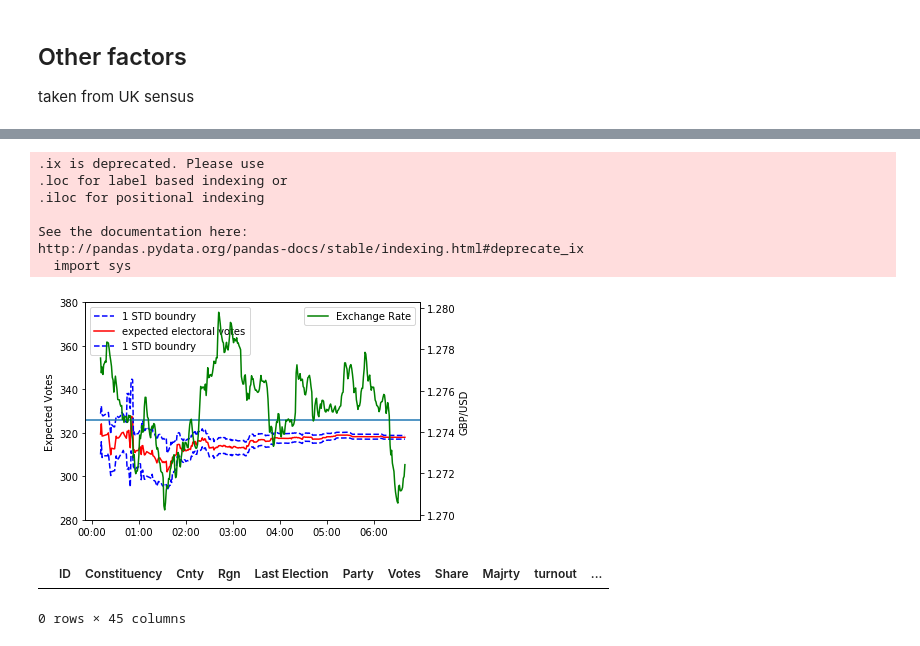
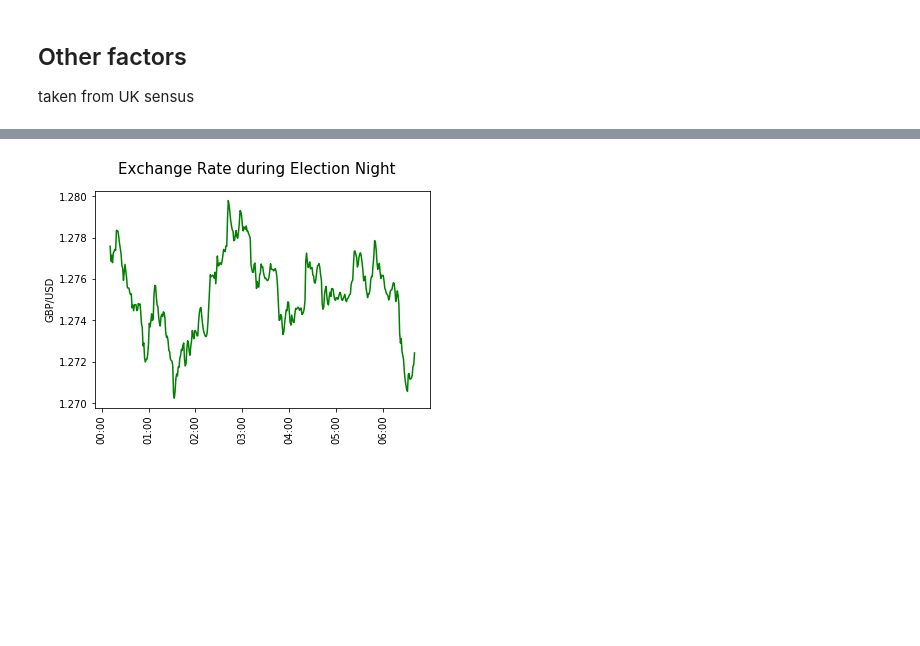
Before and after one commit to alexhuang1117/Data-Science-Portfolio, a Jupyter notebook: FX_Analysis_during_UK_Election/main.ipynb, the cells around one changed output, grey strips where cells are left out. Drawn from its saved outputs; the diff is of its cells as text; code cells hidden in the pictures; blank space fills up the shorter version.

```diff
--- a/FX_Analysis_during_UK_Election/main.ipynb
+++ b/FX_Analysis_during_UK_Election/main.ipynb
@@ -400,52 +1810,14 @@ Index(['ID', 'Constituency', 'Cnty', 'Rgn', 'Last Election', 'Party', 'Votes',
-# %%
-fx = pd.read_csv('data/FX data.csv',header=None,sep='\;')
-
-#the sixth column is 0, drop it
-fx = fx.drop(fx.columns[5], 1)
-
-# average the minute values.
-fx['mean'] = fx.ix[:,2:4].astype(float).mean(axis=1)
-
-# extract time value to datetime format
-fx['time'] = fx.ix[:,0]
-fx['time'] = [datetime.strptime(v, '%Y%m%d %H%M%S') for v in fx['time']]
-
-#change time to UTC to match twitter
-fx['time'] = [v + timedelta(hours=5) for v in fx['time']]
-
-fx = fx.set_index(['time'])
-fx = fx.loc[pred.time[0]:pred.time[len(pred)-1]]
-fx = fx.drop(fx.columns[0:5],1)
-# %% [output]
-.ix is deprecated. Please use
-.loc for label based indexing or
-.iloc for positional indexing
-
-See the documentation here:
-http://pandas.pydata.org/pandas-docs/stable/indexing.html#deprecate_ix
-  import sys
 # %%
 fig, ax1 = plt.subplots()
-ax1.plot_date(pred.time, pred.low,'b--', label='1 STD boundry')
-ax1.plot_date(pred.time, pred.ave,'r-', label='expected electoral votes')
-ax1.plot_date(pred.time, pred.high,'b--', label='1 STD boundry')
-plt.ylabel('Expected Votes')
-pylab.legend(loc='upper left')
-plt.axhline(y=326)
-ax1.set_ylim([280,380])
-
-ax2 = ax1.twinx()
-ax2.plot(fx['mean'],'g', label='Exchange Rate')
+ax1.plot(fx['mean'],'g', label='Exchange Rate')
+#ax1.set_ylim([18,21.5])
 
 HMFmt = mdates.DateFormatter('%H:%M')
 ax1.xaxis.set_major_formatter(HMFmt)
 _ = plt.xticks(rotation=90)
-
+fig.suptitle('Exchange Rate during Election Night', fontsize=15)
 plt.ylabel('GBP/USD')
-plt.xlabel('UTC Time')
-pylab.legend(loc='upper right')
-
-
+plt.savefig('fx')
 plt.show()
 # %% [output]
-[figure, old version]
+[figure, new version]
@@ -462,5 +1823,0 @@ model_lab = sm.RLM(Y_lab, X_lab,missing = 'drop').fit()
-# %%
-full_table[full_table['time']==np.nan]
-# %% [output]
-|  | ID | Constituency | Cnty | Rgn | Last Election | Party | Votes | Share | Majrty | turnout | ... |
-0 rows × 45 columns
```
Also changed, not shown: parts of 94 cells of this notebook, 24 other files.
